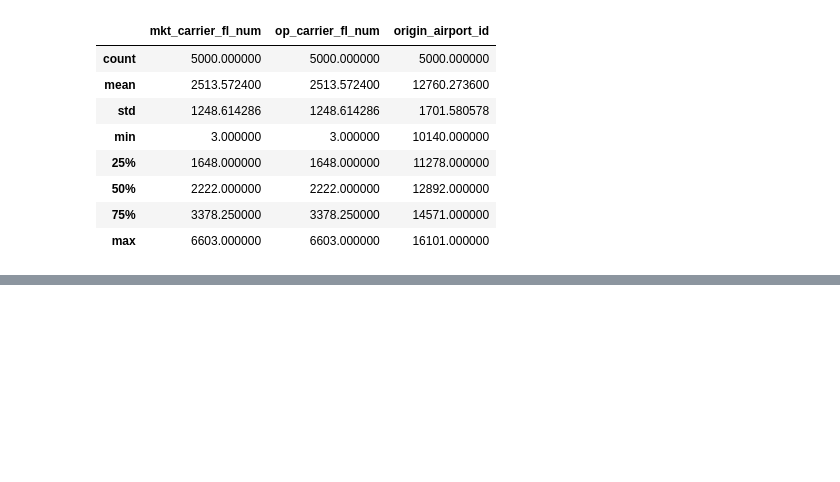
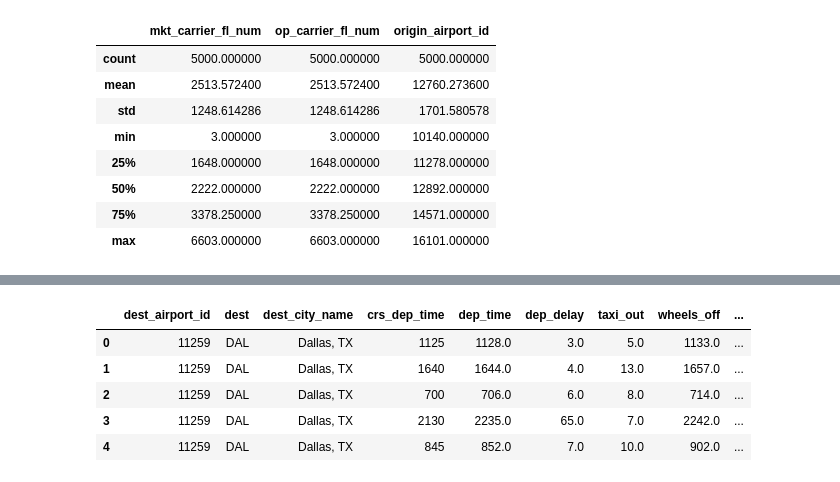
Before and after one commit to BRCanada/Flight-Delay-Prediction, a Jupyter notebook: Data_Prep_Notebook.ipynb, the cells around one changed output, grey strips where cells are left out. Cells and saved outputs as stored; diff of their text form; code cells hidden in the pictures; blank space fills up the shorter version.

```diff
--- a/Data_Prep_Notebook.ipynb
+++ b/Data_Prep_Notebook.ipynb
@@ -38,3 +62,12 @@ df1.describe()
+# %%
+df2.head()
+# %% [output]
+|  | dest_airport_id | dest | dest_city_name | crs_dep_time | dep_time | dep_delay | taxi_out | wheels_off | ... |
+| 0 | 11259 | DAL | Dallas, TX | 1125 | 1128.0 | 3.0 | 5.0 | 1133.0 | ... |
+| 1 | 11259 | DAL | Dallas, TX | 1640 | 1644.0 | 4.0 | 13.0 | 1657.0 | ... |
+| 2 | 11259 | DAL | Dallas, TX | 700 | 706.0 | 6.0 | 8.0 | 714.0 | ... |
+| 3 | 11259 | DAL | Dallas, TX | 2130 | 2235.0 | 65.0 | 7.0 | 2242.0 | ... |
+| 4 | 11259 | DAL | Dallas, TX | 845 | 852.0 | 7.0 | 10.0 | 902.0 | ... |
 # %%
 df2.describe()
 # %% [output]
```
Also changed, not shown: parts of 6 cells of this notebook.
